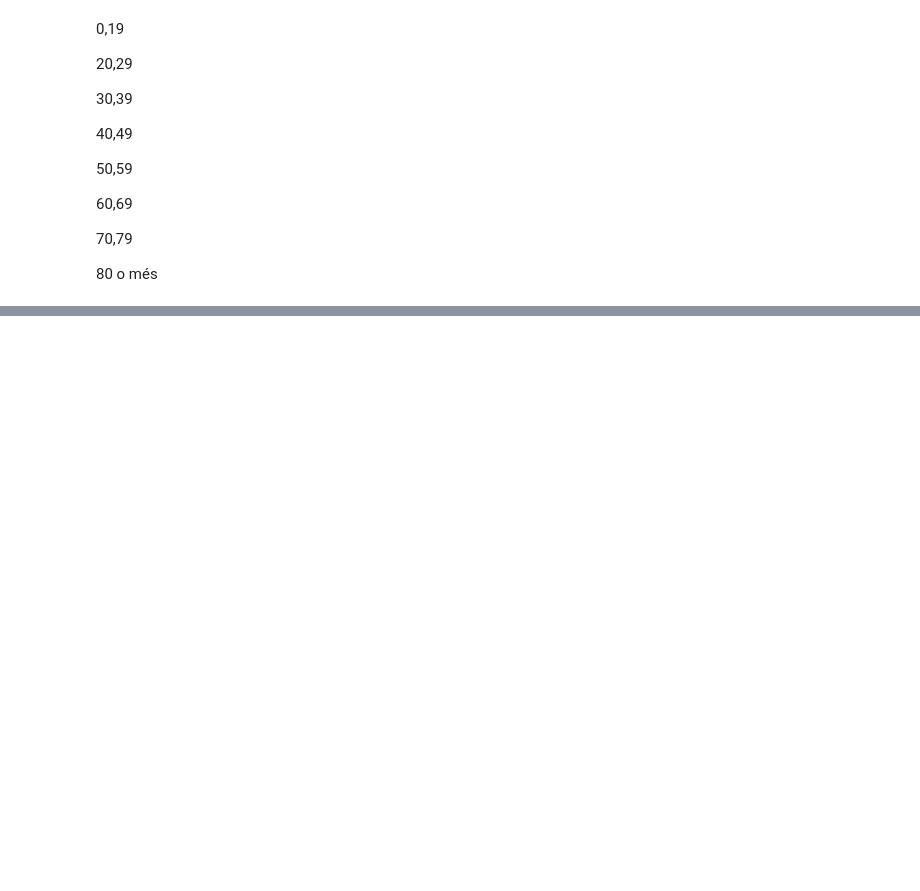
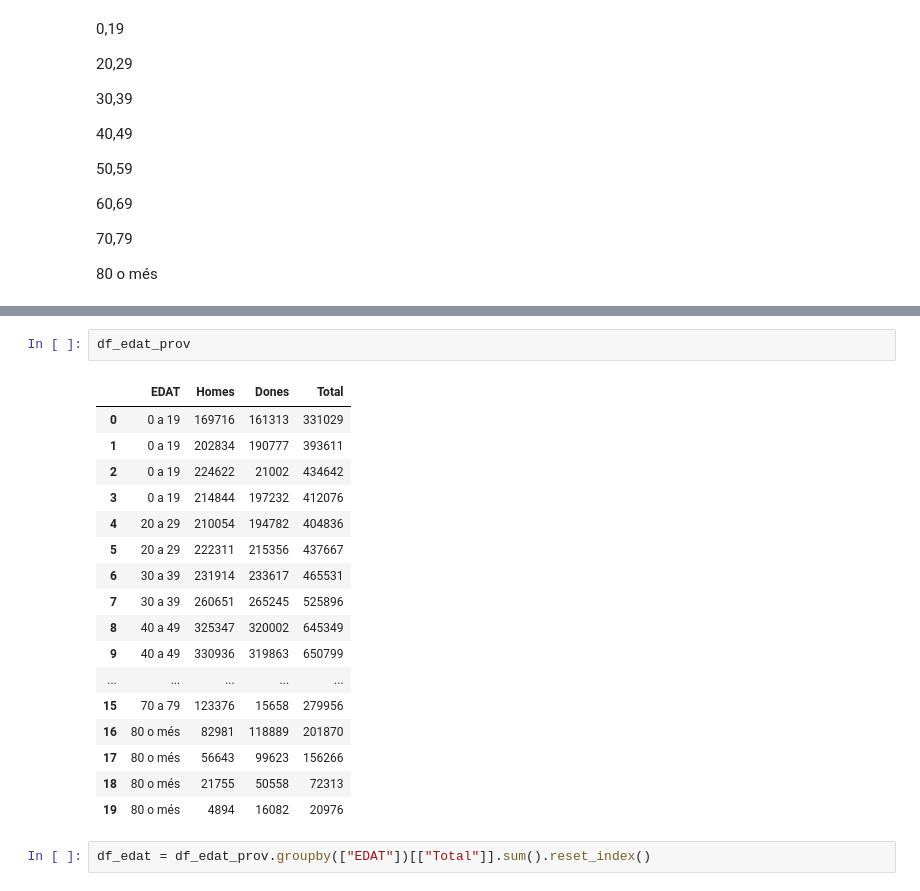
Before and after one commit to JosepAnSabate/Impacte-Covid19-per-estat-de-vacunacio, a Jupyter notebook: scripts/afectivitat_vacuna_covid.ipynb, the cells around one changed output, grey strips where cells are left out. Cells and saved outputs as stored; diff of their text form; blank space fills up the shorter version.

```diff
--- a/scripts/afectivitat_vacuna_covid.ipynb
+++ b/scripts/afectivitat_vacuna_covid.ipynb
@@ -116,0 +406,22 @@ df_unisex_targ_date
+# %%
+df_edat_prov
+# %% [output]
+|  | EDAT | Homes | Dones | Total |
+| 0 | 0 a 19 | 169716 | 161313 | 331029 |
+| 1 | 0 a 19 | 202834 | 190777 | 393611 |
+| 2 | 0 a 19 | 224622 | 21002 | 434642 |
+| 3 | 0 a 19 | 214844 | 197232 | 412076 |
+| 4 | 20 a 29 | 210054 | 194782 | 404836 |
+| 5 | 20 a 29 | 222311 | 215356 | 437667 |
+| 6 | 30 a 39 | 231914 | 233617 | 465531 |
+| 7 | 30 a 39 | 260651 | 265245 | 525896 |
+| 8 | 40 a 49 | 325347 | 320002 | 645349 |
+| 9 | 40 a 49 | 330936 | 319863 | 650799 |
+| ... | ... | ... | ... | ... |
+| 15 | 70 a 79 | 123376 | 15658 | 279956 |
+| 16 | 80 o més | 82981 | 118889 | 201870 |
+| 17 | 80 o més | 56643 | 99623 | 156266 |
+| 18 | 80 o més | 21755 | 50558 | 72313 |
+| 19 | 80 o més | 4894 | 16082 | 20976 |
+# %%
+df_edat = df_edat_prov.groupby(["EDAT"])[["Total"]].sum().reset_index()
```
Also changed, not shown: parts of 49 cells of this notebook, 3 other files.
